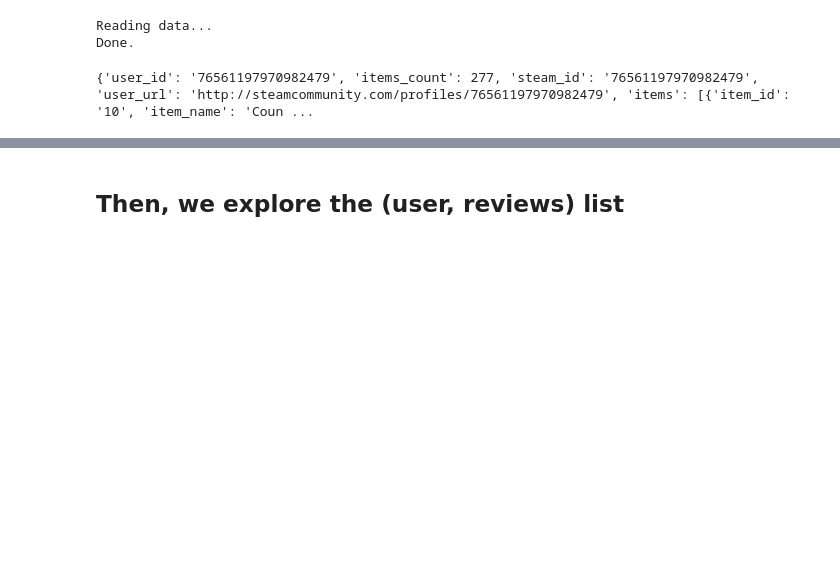
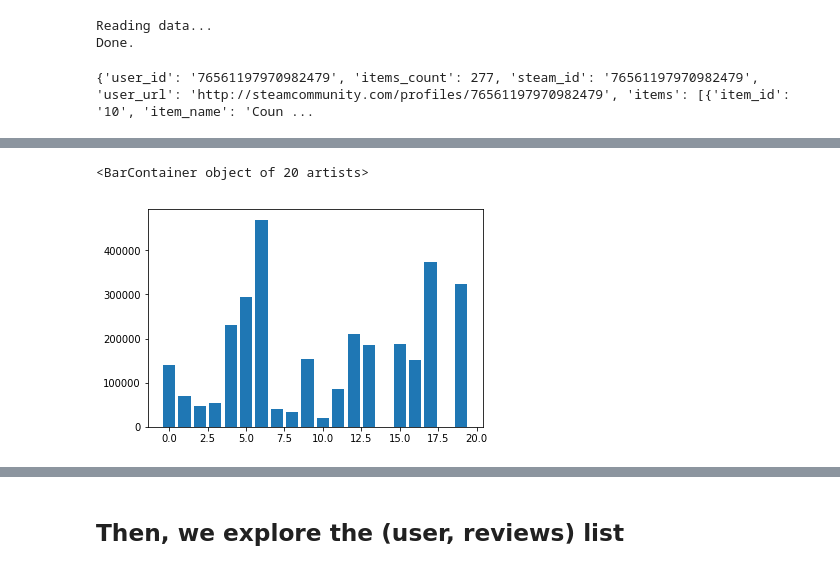
Before and after one commit to ShinTo98/Recommender-System-Survey, a Jupyter notebook: exploratory_analysis.ipynb, the cells around one changed output, grey strips where cells are left out. Saved outputs shown, nothing was run; the diff lists cells and outputs as text; code cells hidden in the pictures; blank space fills up the shorter version.

```diff
--- a/exploratory_analysis.ipynb
+++ b/exploratory_analysis.ipynb
@@ -35,0 +79,7 @@ The number of users within this dataset is:  87626
+# %%
+# overall time plot
+Y = [user_playtime_ovarall[u] for u in users][:20]
+plt.bar(X, Y)
+# %% [output]
+<BarContainer object of 20 artists>
+[figure, added]
```
Also changed, not shown: parts of 7 cells of this notebook, 1 other file.
